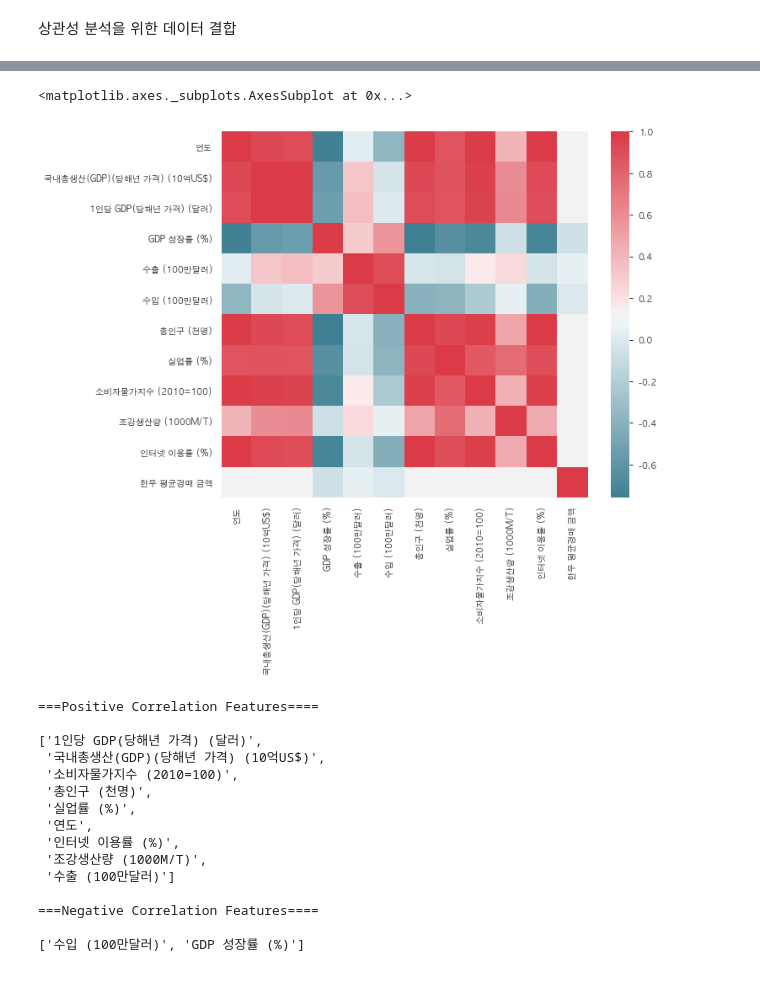
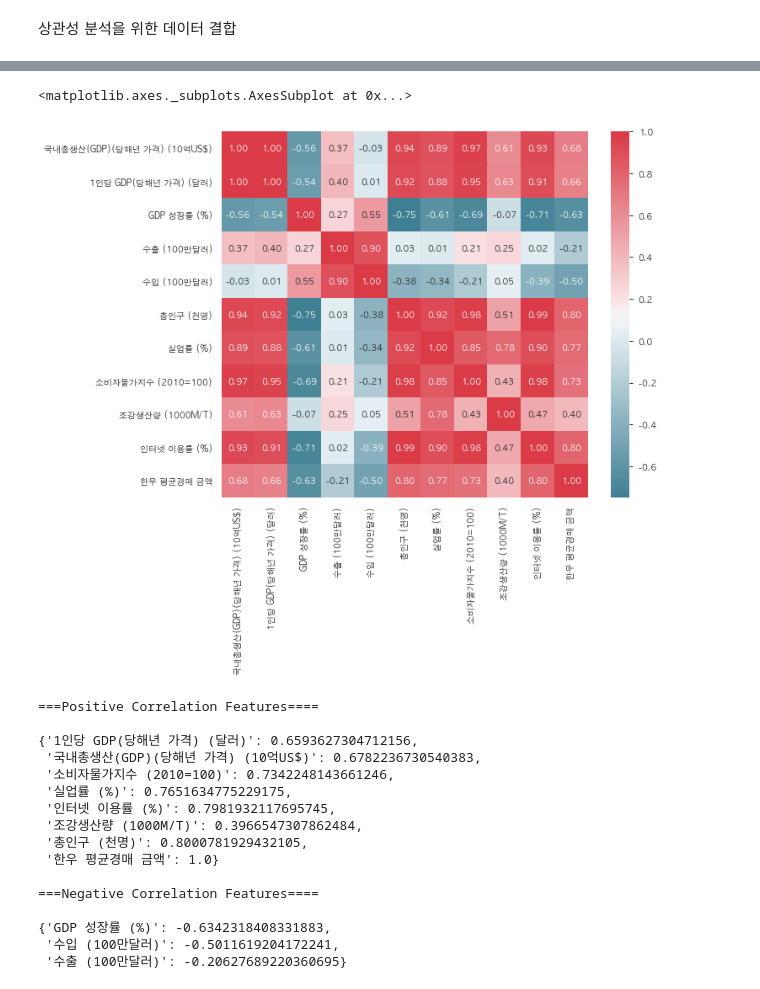
Before and after one commit to DSC-SCH/livestock-solution-project, a Jupyter notebook: eda/World_economic_growth_rate_EDA.ipynb, the cells around one changed output, grey strips where cells are left out. Drawn from its saved outputs; the diff is of its cells as text; code cells hidden in the pictures.

```diff
--- a/eda/World_economic_growth_rate_EDA.ipynb
+++ b/eda/World_economic_growth_rate_EDA.ipynb
@@ -36,6 +36,7 @@ target_data = pd.read_csv("./data/01. 축산물 실시간 경매시황중계정
 target_data = target_data[target_data["도매시장명"] == "전국"]
 target_data = target_data[target_data["경매 구분 명"] == "경매용+지육상장"]
 target_data = target_data[["경매시간", "경매기준시분초", "한우 평균경매 금액"]]
+target_data = target_data[target_data["한우 평균경매 금액"] != 0]
 sort_target_data = target_data.sort_values(by=["경매시간", "경매기준시분초"]) # Sort descending by Time
 sort_target_data[["경매시간", "경매기준시분초"]] = sort_target_data[["경매시간", "경매기준시분초"]].astype("str")
 target_data = sort_target_data
@@ -155,3 +157,13 @@ Korea Economic Growth Rate statistics summary
 | 50% | 2015.500000 | 1492.000000 | 29264.500000 | 3.050000 | 566148.500000 | 497032.000000 | 51116.500000 | ... |
 | 75% | 2016.750000 | 1592.475000 | 31025.500000 | 3.200000 | 573436.750000 | 523032.750000 | 51326.000000 | ... |
 | max | 2018.000000 | 1720.900000 | 33346.000000 | 3.200000 | 604860.000000 | 535202.000000 | 51607.000000 | ... |
+# %%
+plt.figure(figsize=(25, 25))
+plt.suptitle("한국 경제 데이터", fontsize=30, x=0.4)
+
+columns = list(set(korea_growth_rate.columns) - set(["연도"]))
+
+# plt.subplot(len(columns), 1, 1)
+for c in columns:
+    korea_growth_rate[c] = korea_growth_rate[c].astype("int")
+    ax =sns.lineplot(x="연도", y=f"{c}", data=korea_growth_rate, legend="brief", label=c)
@@ -157,0 +174,11 @@ Korea Economic Growth Rate statistics summary
+# %%
+plt.figure(figsize=(20, 40))
+plt.suptitle("한국 경제 데이터", fontsize=30, x=0.5)
+plt.subplots_adjust(hspace=0.4, wspace=0.2)
+
+columns = list(set(korea_growth_rate.columns) - set(["연도"]))
+
+for i, c in enumerate(columns):
+    plt.subplot(len(columns), 2, i+1)
+    korea_growth_rate[c] = korea_growth_rate[c].astype("int")
+    sns.lineplot(x="연도", y=f"{c}", data=korea_growth_rate, legend="brief", label=c)
@@ -192,7 +223,7 @@ merge_df.head()
 | 4 | 2013.0 | 1370.6 | 27178.0 | 3.2 | 559632.0 | 515586.0 | 50429.0 | ... |
 # %%
 corr_data = merge_df.drop("연도", axis=1)
-corr = merge_df.corr()
+corr = corr_data.corr()
 
 corr.style.background_gradient(cmap='coolwarm').set_precision(2)
 # %% [output]
@@ -212,33 +242,35 @@ corr.style.background_gradient(cmap='coolwarm').set_precision(2)
 # %%
 f, ax = plt.subplots(figsize=(10, 8))
 sns.heatmap(corr, mask=np.zeros_like(corr, dtype=np.bool), cmap=sns.diverging_palette(220, 10, as_cmap=True),
-            square=True, ax=ax)
+            square=True, ax=ax, fmt=".2f", annot=True)
 # %% [output]
 <matplotlib.axes._subplots.AxesSubplot at 0x...>
-[figure, old version]
+[figure, new version]
 # %%
-ix = merge_df.corr().sort_values('한우 평균경매 금액', ascending=False).index
-positive_features = list(ix[1:-2])
-negative_features = list(ix[-2:])
+ix = corr_data.corr().sort_values('한우 평균경매 금액', ascending=False).index
+data = corr_data.corr().sort_values("한우 평균경매 금액", ascending=False)["한우 평균경매 금액"]
+positive_features = {x: data[x] for x in ix if data[x] >= 0}
+negative_features = {x: data[x] for x in ix if data[x] <= 0}
 
 print("===Positive Correlation Features====\n")
-pprint(positive_features[:])
+pprint(positive_features)
 print()
 print("===Negative Correlation Features====\n")
 pprint(negative_features)
 # %% [output]
 ===Positive Correlation Features====
 
-['1인당 GDP(당해년 가격) (달러)',
- '국내총생산(GDP)(당해년 가격) (10억US$)',
- '소비자물가지수 (2010=100)',
- '총인구 (천명)',
- '실업률 (%)',
- '연도',
- '인터넷 이용률 (%)',
- '조강생산량 (1000M/T)',
- '수출 (100만달러)']
+{'1인당 GDP(당해년 가격) (달러)': 0.6593627304712156,
+ '국내총생산(GDP)(당해년 가격) (10억US$)': 0.6782236730540383,
+ '소비자물가지수 (2010=100)': 0.7342248143661246,
+ '실업률 (%)': 0.7651634775229175,
+ '인터넷 이용률 (%)': 0.7981932117695745,
+ '조강생산량 (1000M/T)': 0.3966547307862484,
+ '총인구 (천명)': 0.8000781929432105,
+ '한우 평균경매 금액': 1.0}
 
 ===Negative Correlation Features====
 
-['수입 (100만달러)', 'GDP 성장률 (%)']
+{'GDP 성장률 (%)': -0.6342318408331883,
+ '수입 (100만달러)': -0.5011619204172241,
+ '수출 (100만달러)': -0.20627689220360695}
```
Also changed, not shown: parts of 9 cells of this notebook.
